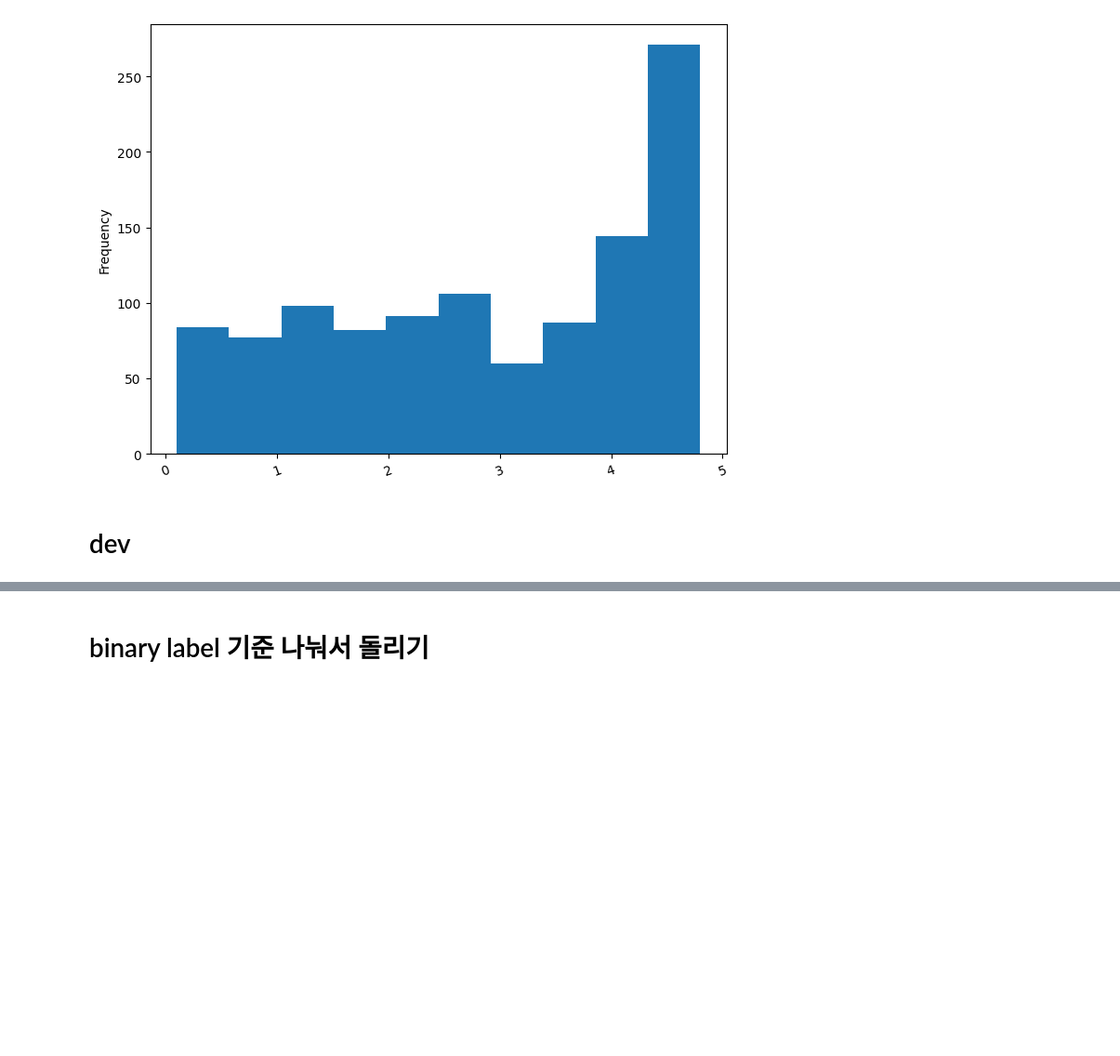
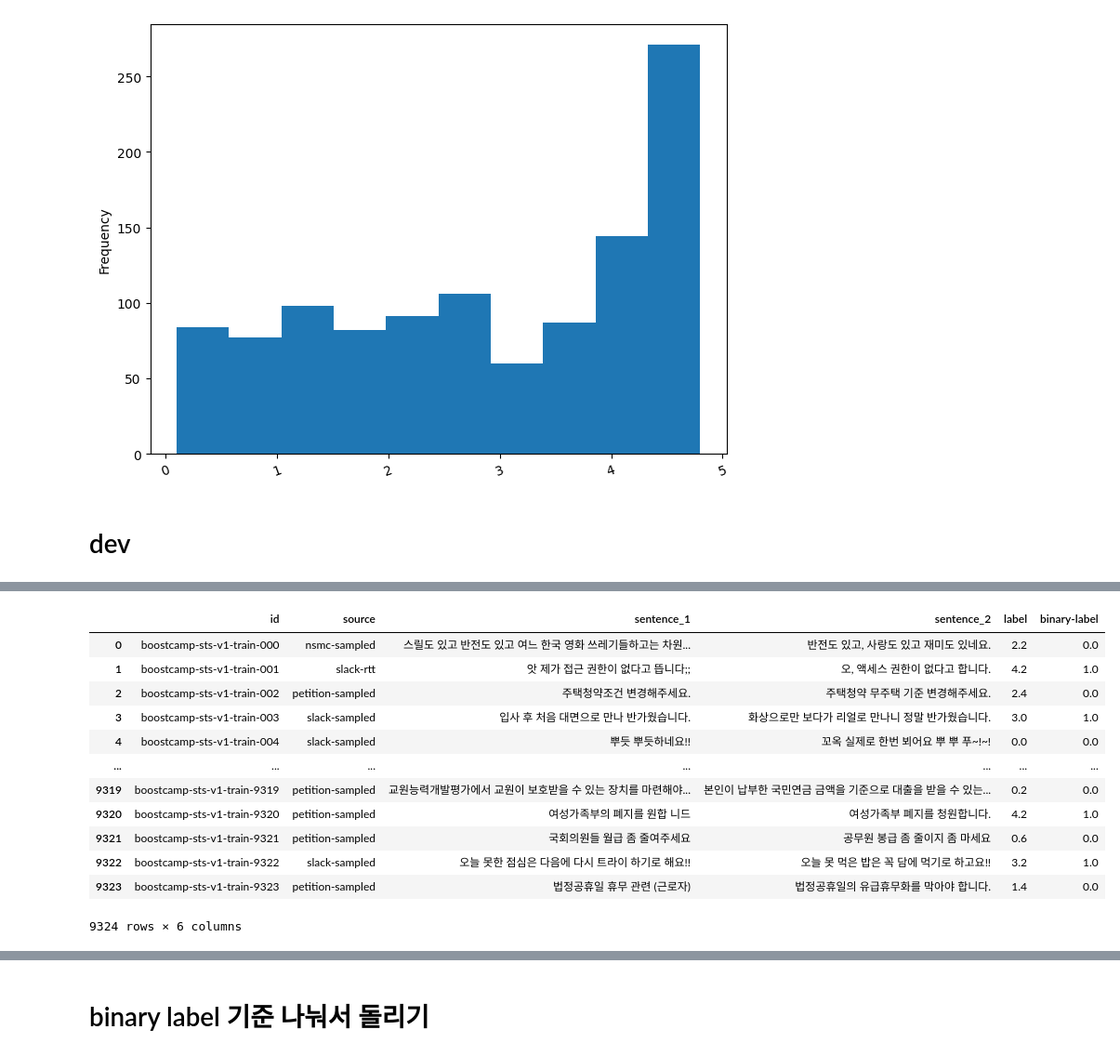
Before and after one commit to JdRion/Semantic-Textual-Similarity, a Jupyter notebook: EDA_Preprocessing.ipynb, the cells around one changed output, grey strips where cells are left out. Shown at 93% size. Cells and saved outputs as stored; diff of their text form; code cells hidden in the pictures; blank space fills up the shorter version.

```diff
--- a/EDA_Preprocessing.ipynb
+++ b/EDA_Preprocessing.ipynb
@@ -988,0 +1020,10 @@ res['target'].plot(kind='hist', rot=20, figsize=(8, 6))
+# %%
+train_df = pd.read_csv('data/train.csv')
+dev_df = pd.read_csv('data/dev.csv')
+test_df = pd.read_csv('data/test.csv')
+# %%
+def spell(txt):
+    try:
+        return spell_checker.check(txt).checked
+    except:
+        return txt
@@ -988,0 +1092,23 @@ res['target'].plot(kind='hist', rot=20, figsize=(8, 6))
+# %%
+train_df.sentence_1 = train_df.sentence_1.apply(spell)
+train_df.sentence_2 = train_df.sentence_2.apply(spell)
+dev_df.sentence_1 = dev_df.sentence_1.apply(spell)
+dev_df.sentence_2 = dev_df.sentence_2.apply(spell)
+test_df.sentence_1 = test_df.sentence_1.apply(spell)
+test_df.sentence_2 = test_df.sentence_2.apply(spell)
+# %%
+train_df
+# %% [output]
+|  | id | source | sentence_1 | sentence_2 | label | binary-label |
+| 0 | boostcamp-sts-v1-train-000 | nsmc-sampled | 스릴도 있고 반전도 있고 여느 한국 영화 쓰레기들하고는 차원... | 반전도 있고, 사랑도 있고 재미도 있네요. | 2.2 | 0.0 |
+| 1 | boostcamp-sts-v1-train-001 | slack-rtt | 앗 제가 접근 권한이 없다고 뜹니다;; | 오, 액세스 권한이 없다고 합니다. | 4.2 | 1.0 |
+| 2 | boostcamp-sts-v1-train-002 | petition-sampled | 주택청약조건 변경해주세요. | 주택청약 무주택 기준 변경해주세요. | 2.4 | 0.0 |
+| 3 | boostcamp-sts-v1-train-003 | slack-sampled | 입사 후 처음 대면으로 만나 반가웠습니다. | 화상으로만 보다가 리얼로 만나니 정말 반가웠습니다. | 3.0 | 1.0 |
+| 4 | boostcamp-sts-v1-train-004 | slack-sampled | 뿌듯 뿌듯하네요!! | 꼬옥 실제로 한번 뵈어요 뿌 뿌 푸~!~! | 0.0 | 0.0 |
+| ... | ... | ... | ... | ... | ... | ... |
+| 9319 | boostcamp-sts-v1-train-9319 | petition-sampled | 교원능력개발평가에서 교원이 보호받을 수 있는 장치를 마련해야... | 본인이 납부한 국민연금 금액을 기준으로 대출을 받을 수 있는... | 0.2 | 0.0 |
+| 9320 | boostcamp-sts-v1-train-9320 | petition-sampled | 여성가족부의 폐지를 원합 니드 | 여성가족부 폐지를 청원합니다. | 4.2 | 1.0 |
+| 9321 | boostcamp-sts-v1-train-9321 | petition-sampled | 국회의원들 월급 좀 줄여주세요 | 공무원 봉급 좀 줄이지 좀 마세요 | 0.6 | 0.0 |
+| 9322 | boostcamp-sts-v1-train-9322 | slack-sampled | 오늘 못한 점심은 다음에 다시 트라이 하기로 해요!! | 오늘 못 먹은 밥은 꼭 담에 먹기로 하고요!! | 3.2 | 1.0 |
+| 9323 | boostcamp-sts-v1-train-9323 | petition-sampled | 법정공휴일 휴무 관련 (근로자) | 법정공휴일의 유급휴무화를 막아야 합니다. | 1.4 | 0.0 |
+9324 rows × 6 columns
```
Also changed, not shown: parts of 32 cells of this notebook, 6 other files.
